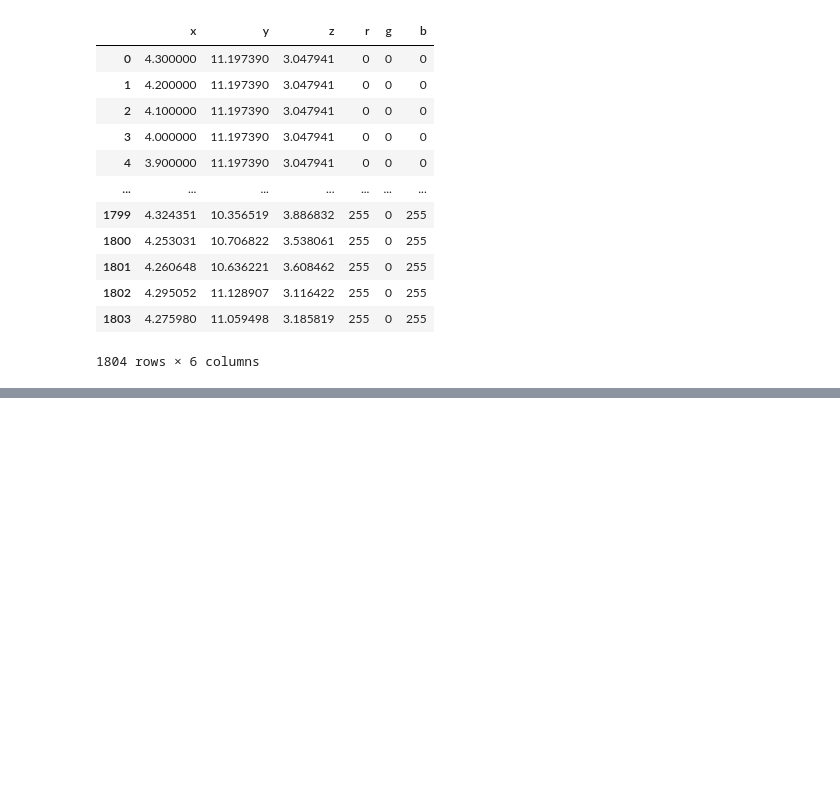
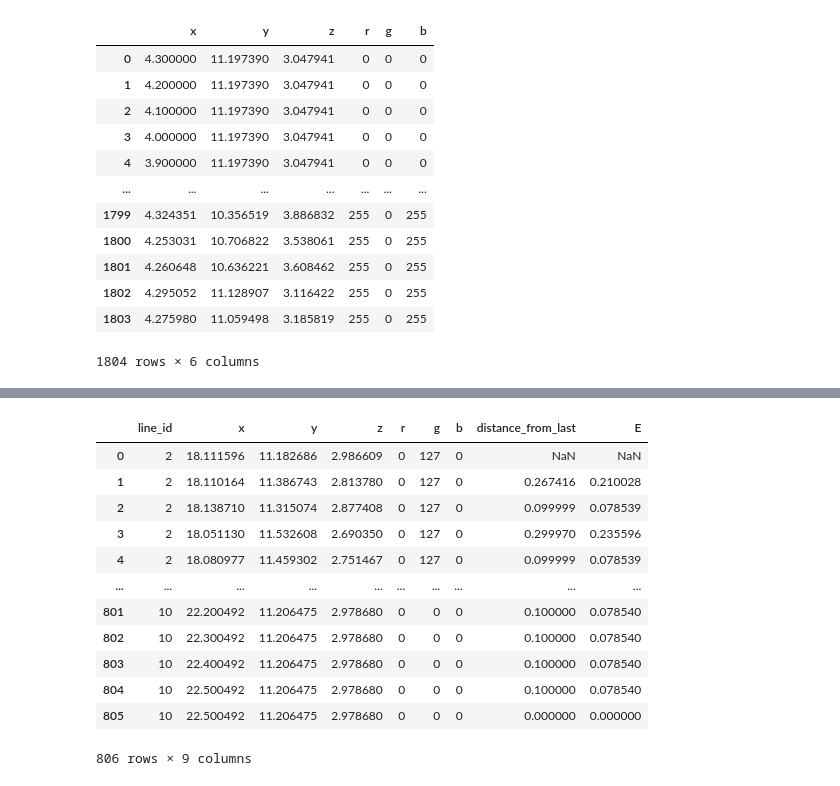
Before and after one commit to joeforth/fractal_slicer, a Jupyter notebook: many_colours_one_file_network.ipynb, the cells around one changed output, grey strips where cells are left out. Cells and saved outputs as stored; diff of their text form; code cells hidden in the pictures; blank space fills up the shorter version.

```diff
--- a/many_colours_one_file_network.ipynb
+++ b/many_colours_one_file_network.ipynb
@@ -253,3 +271,21 @@ plt.show()
 # %%
-line_order
+alpha = 1
+diameter = 1
+df['E'] = np.pi*alpha*df['distance_from_last']*(diameter/2)**2  # Amount to extrude
+# Filter and reorder
+df_write = (
+    df[df["line_id"].isin(line_order_grouped[0])]  # Select rows with IDs in desired_order
+    .set_index("line_id")                 # Set ID as the index
+    .loc[line_order_grouped[0]]              # Reorder based on desired_order
+    .reset_index()                   # Reset the index
+)
+
+# Prep output for writing
+gcode_output = "\n".join(
+    "G01 X" + df["x_coord"].astype(str) + " Y" + df["y_coord"].astype(str)
+)
+
+# Write to a file
+with open("gcode.txt", "w") as file:
+    file.write(gcode_output)
 # %% [output]
@@ -329,0 +311,50 @@ line_order
+# %%
+alpha = 1
+diameter = 1
+df['E'] = np.pi*alpha*df['distance_from_last']*(diameter/2)**2  # Amount to extrude
+# Filter and reorder
+df_write = (
+    df[df["line_id"].isin(line_order_grouped[0])]  # Select rows with IDs in desired_order
+    .set_index("line_id")                 # Set ID as the index
+    .loc[line_order_grouped[0]]              # Reorder based on desired_order
+    .reset_index()                   # Reset the index
+)
+
+
+line1 = line_order_grouped[0][0]
+
+start1 = df_write[df_write['line_id'] == line1].iloc[0][['x', 'y', 'z']].values
+node1 = nodes.loc[line1][['x', 'y', 'z']].values
+
+if not np.array_equal(start1, node1):
+    print('Reversing line ')
+    df_write[df_write['line_id'] == line1] = df_write[df_write['line_id'] == line1].iloc[::-1]
+
+df_write
+# line2 = line_order_grouped[0][1]
+# start2 = df_write[df_write['line_id'] == line2].iloc[0][['x', 'y', 'z']].values
+# node2 = nodes.loc[1][['x', 'y', 'z']].values
+
+
+
+# if not np.array_equal(start2, node2):
+#     df_write[df_write['line_id'] == line1] = df_write[df_write['line_id'] == line1].iloc[::-1]
+
+# end1 = df[df['line_id'] == line1].tail(1)[['x', 'y', 'z']].values
+# end2 = df[df['line_id'] == line2].tail(1)[['x', 'y', 'z']].values
+# start1 = df[df['line_id'] == line1].head(1)[['x', 'y', 'z']].values
+# start2 = df[df['line_id'] == line2].head(1)[['x', 'y', 'z']].values
+# %% [output]
+|  | line_id | x | y | z | r | g | b | distance_from_last | E |
+| 0 | 2 | 18.111596 | 11.182686 | 2.986609 | 0 | 127 | 0 | NaN | NaN |
+| 1 | 2 | 18.110164 | 11.386743 | 2.813780 | 0 | 127 | 0 | 0.267416 | 0.210028 |
+| 2 | 2 | 18.138710 | 11.315074 | 2.877408 | 0 | 127 | 0 | 0.099999 | 0.078539 |
+| 3 | 2 | 18.051130 | 11.532608 | 2.690350 | 0 | 127 | 0 | 0.299970 | 0.235596 |
+| 4 | 2 | 18.080977 | 11.459302 | 2.751467 | 0 | 127 | 0 | 0.099999 | 0.078539 |
+| ... | ... | ... | ... | ... | ... | ... | ... | ... | ... |
+| 801 | 10 | 22.200492 | 11.206475 | 2.978680 | 0 | 0 | 0 | 0.100000 | 0.078540 |
+| 802 | 10 | 22.300492 | 11.206475 | 2.978680 | 0 | 0 | 0 | 0.100000 | 0.078540 |
+| 803 | 10 | 22.400492 | 11.206475 | 2.978680 | 0 | 0 | 0 | 0.100000 | 0.078540 |
+| 804 | 10 | 22.500492 | 11.206475 | 2.978680 | 0 | 0 | 0 | 0.100000 | 0.078540 |
+| 805 | 10 | 22.500492 | 11.206475 | 2.978680 | 0 | 0 | 0 | 0.000000 | 0.000000 |
+806 rows × 9 columns
```
Also changed, not shown: parts of 5 cells of this notebook, 4 other files.
